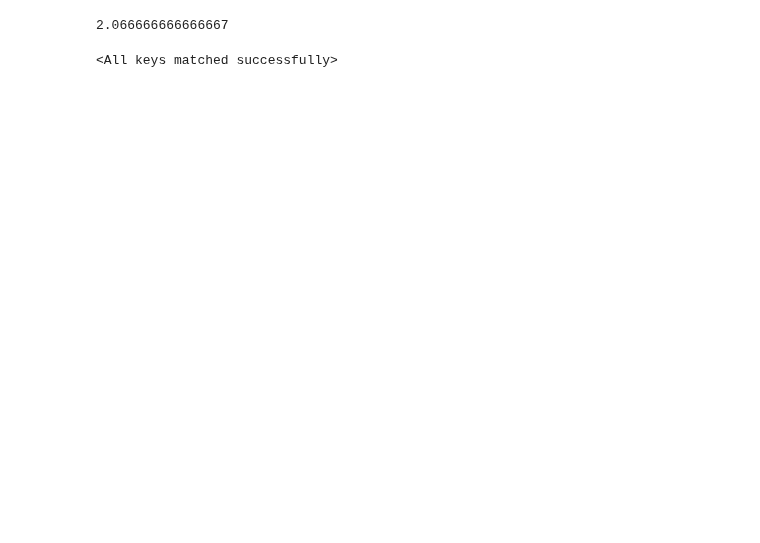
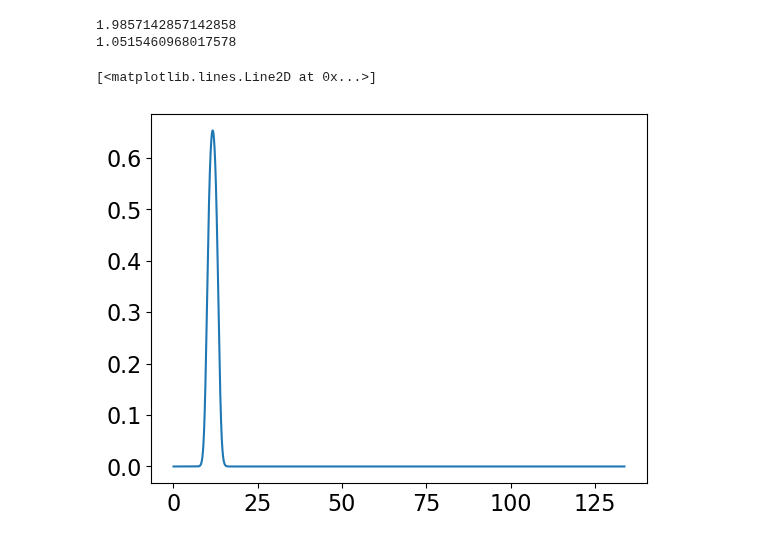
Before and after one commit to simonebmalerba/neural_VAE, a Jupyter notebook: d_r_analysis_singleR_example.ipynb, the cells around one changed output. Saved outputs shown, nothing was run; the diff lists cells and outputs as text; code cells hidden in the pictures; blank space fills up the shorter version.

```diff
--- a/d_r_analysis_singleR_example.ipynb
+++ b/d_r_analysis_singleR_example.ipynb
@@ -42,20 +62,27 @@ x_fine = torch.linspace(x_min,x_max,10000)[:,None]
 H_p = p_x.entropy().item()
 # %%
 # Select a given simulation (one trial and one target rate)
-res = data[0] # One single trial
+#for n in range(16):
+res = data[10] # One single trial
 R_vec = list(res.keys())
-i=7
+i=5
 print(R_vec[i])
 data_R = res[R_vec[i]]
 history_ = data_R['history']
 #x_test_ = data_R['x_test']
-enc_ = BernoulliEncoder(N,0,1,x_test_,w=2)
+enc_ = BernoulliEncoderLN(N,0,1,x_test_,w=2)
 dec_ = MLPDecoder(N,100)
 q_ = rate_ising(N)
 #q_ = rate_bernoulli(N)
 q_.load_state_dict(data_R['q'])
 enc_.load_state_dict(data_R['encode'])
 dec_.load_state_dict(data_R['decoder'])
+print(history_['distortion_test'][-1])
 # %% [output]
-2.066666666666667
+1.9857142857142858
+1.0515460968017578
-<All keys matched successfully>
+# %%
+plt.plot(x_fine,torch.sigmoid(enc_(x_fine))[:,3].detach())
+# %% [output]
+[<matplotlib.lines.Line2D at 0x...>]
+[figure, added]
```
Also changed, not shown: parts of 9 cells of this notebook, 3 other files.
